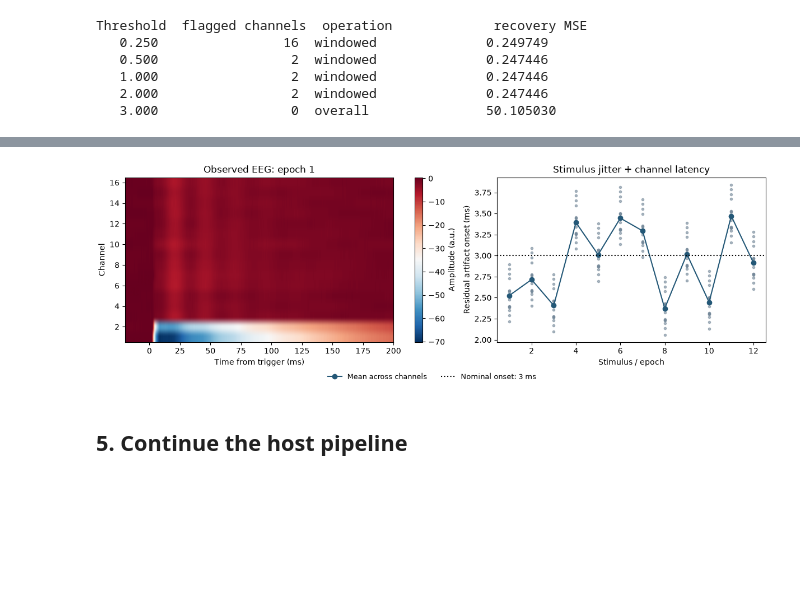
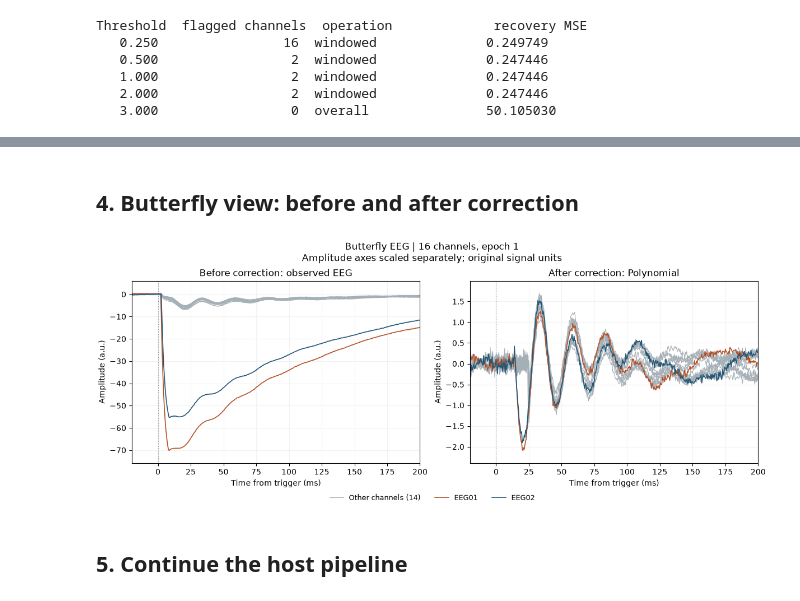
Before and after one commit to albertoarturovergani/windowedDetrend, a Jupyter notebook: scripts/PythonPlugin/demo_windowed_detrend.ipynb, the cells around one changed output, grey strips where cells are left out. Drawn from its saved outputs; the diff is of its cells as text; code cells hidden in the pictures; blank space fills up the shorter version.

```diff
--- a/scripts/PythonPlugin/demo_windowed_detrend.ipynb
+++ b/scripts/PythonPlugin/demo_windowed_detrend.ipynb
@@ -167,22 +170,35 @@ fig.suptitle(f'Polynomial | {toy["n_channels"]} channels x {toy["n_epochs"]} sti
-# %%
-fig_input, axes_input = plt.subplots(1, 2, figsize=(12, 4), layout='constrained')
-ax = axes_input[0]
-im = ax.imshow(data[0],aspect='auto',origin='lower',
-               extent=[1000*times[0],1000*times[-1],.5,toy['n_channels']+.5],cmap='RdBu_r')
-ax.set(xlabel='Time from trigger (ms)',ylabel='Channel',title='Observed EEG: epoch 1',xlim=(-20,200))
-fig_input.colorbar(im,ax=ax,label='Amplitude (a.u.)')
-ax = axes_input[1]
-epoch_numbers=np.arange(1,toy['n_epochs']+1)
-for c in range(toy['n_channels']):
-    ax.plot(epoch_numbers,1000*metadata['artifact_onsets_s'][:,c],'.',color='#75899a',alpha=.6)
-ax.plot(epoch_numbers,1000*np.mean(metadata['artifact_onsets_s'],axis=1),'-o',color='#245877',label='Mean across channels')
-ax.axhline(3,color='black',ls=':',label='Nominal onset: 3 ms')
-ax.set(xlabel='Stimulus / epoch',ylabel='Residual artifact onset (ms)',title='Stimulus jitter + channel latency')
-fig_input.legend(*ax.get_legend_handles_labels(), loc='outside lower center',
-                 ncol=2, fontsize=9, frameon=False)
-plt.show()
-# %% [output]
-[figure, removed]
+# %% [markdown]
+## 4. Butterfly view: before and after correction
+# %%
+# Both panels show ALL channels from the SAME epoch, with the same colors.
+# Highlight the two strongest simulated artifacts, independently of screening.
+# This is a display-only use of synthetic metadata; it does not affect fitting.
+highlight_channels = np.argsort(np.mean(np.abs(metadata['artifact_gains']),axis=0))[-2:][::-1].tolist()
+other_channels = [c for c in range(toy['n_channels']) if c not in highlight_channels]
+highlight_colors = ['#b55229', '#245877']
+display_mask = (times >= -.020) & (times <= .200)
+fig_butterfly, axes_butterfly = plt.subplots(1, 2, figsize=(12, 4.8), sharex=True, layout='constrained')
+for ax, values, heading in zip(axes_butterfly, (data, corrected),
+                                ('Before correction: observed EEG', 'After correction: Polynomial')):
+    for j, c in enumerate(other_channels):
+        ax.plot(times*1000, values[display_epoch,c], color='#a5afb6', lw=.8,
+                label=f'Other channels ({len(other_channels)})' if j==0 else None)
+    for c, color in zip(highlight_channels,highlight_colors):
+        ax.plot(times*1000, values[display_epoch,c], color=color, lw=1.2, label=labels[c])
+    ax.axvline(0,color='#75899a',ls=':',lw=.8)
+    visible = values[display_epoch][:,display_mask]
+    lower,upper = float(visible.min()),float(visible.max())
+    pad = .08*max(upper-lower,1e-12)
+    ax.set(title=heading,xlabel='Time from trigger (ms)',ylabel='Amplitude (a.u.)',
+           xlim=(-20,200),ylim=(lower-pad,upper+pad))
+    ax.grid(alpha=.15)
+fig_butterfly.legend(*axes_butterfly[0].get_legend_handles_labels(), loc='outside lower center',
+                     ncol=3, fontsize=9, frameon=False)
+fig_butterfly.suptitle(f'Butterfly EEG | {toy["n_channels"]} channels, epoch {display_epoch+1}\n'
+                      'Amplitude axes scaled separately; original signal units')
+plt.show()
+# %% [output]
+[figure, added]
 # %% [markdown]
 ## 5. Continue the host pipeline
 # %%
```
Also changed, not shown: parts of 3 cells of this notebook, 13 other files.
